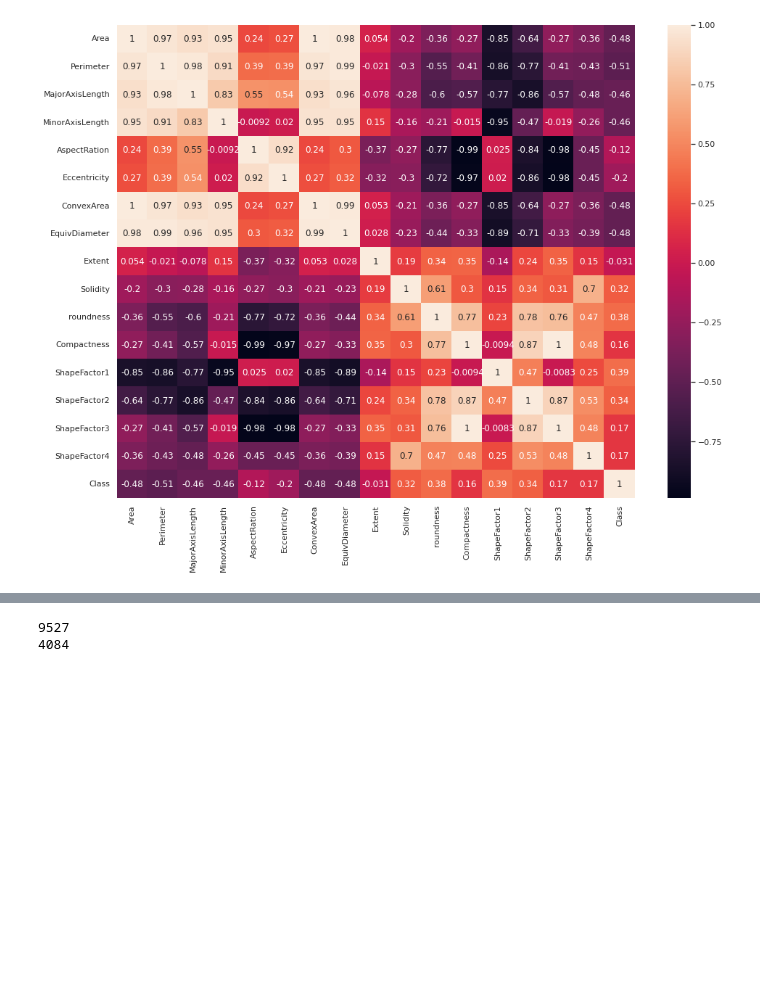
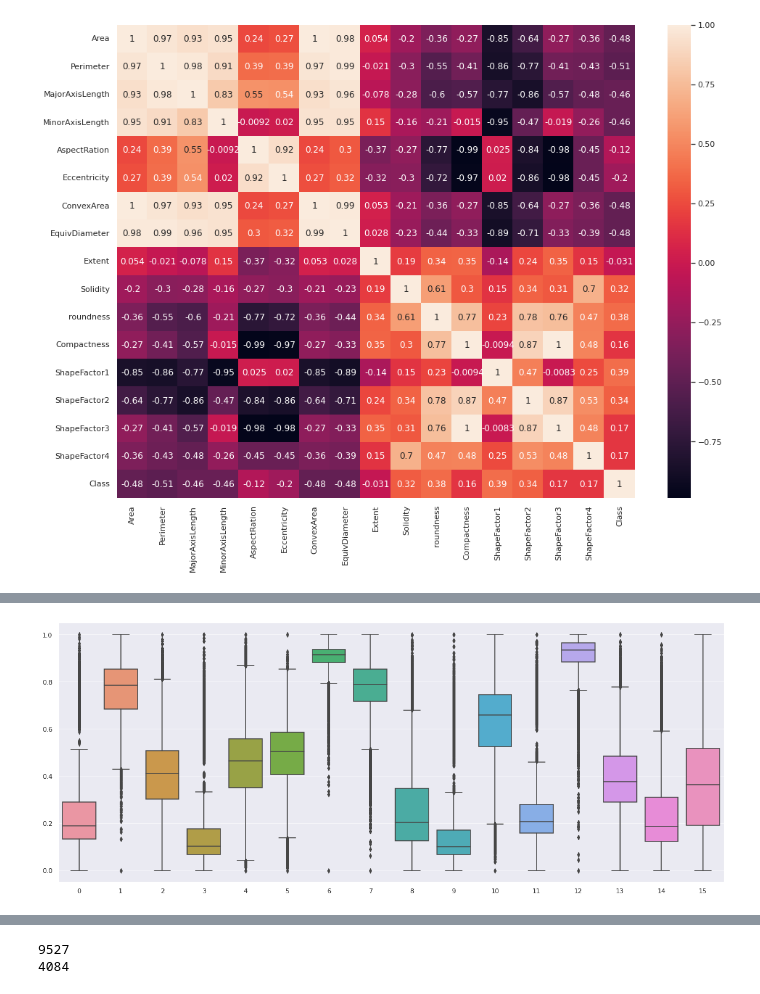
Before and after one commit to midounai/dry_bean_classfication, a Jupyter notebook: dry_bean_classfication.ipynb, the cells around one changed output, grey strips where cells are left out. Saved outputs shown, nothing was run; the diff lists cells and outputs as text; code cells hidden in the pictures; blank space fills up the shorter version.

```diff
--- a/dry_bean_classfication.ipynb
+++ b/dry_bean_classfication.ipynb
@@ -161 +151,11 @@ X.head()
+# %%
+from sklearn.preprocessing import MinMaxScaler
+scaler = MinMaxScaler()
+X_scaled = scaler.fit_transform(X.values[:,:])
+# %%
+plt.figure(figsize = (20, 8))
+sns.boxplot(data = X_scaled, width = 0.8)
+plt.show()
+# %% [output]
+[figure, added]
 # %%
```
Also changed, not shown: parts of 20 cells of this notebook.
